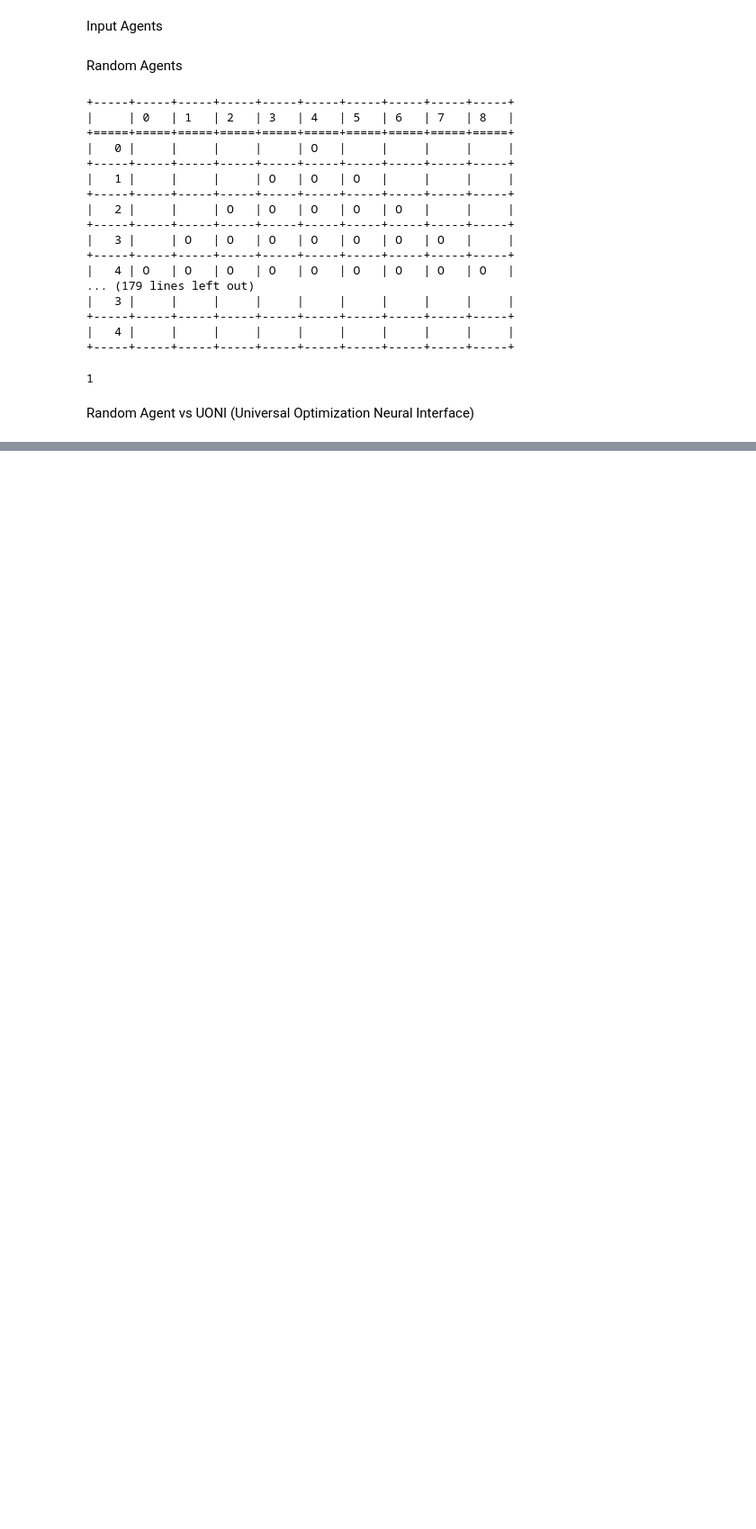
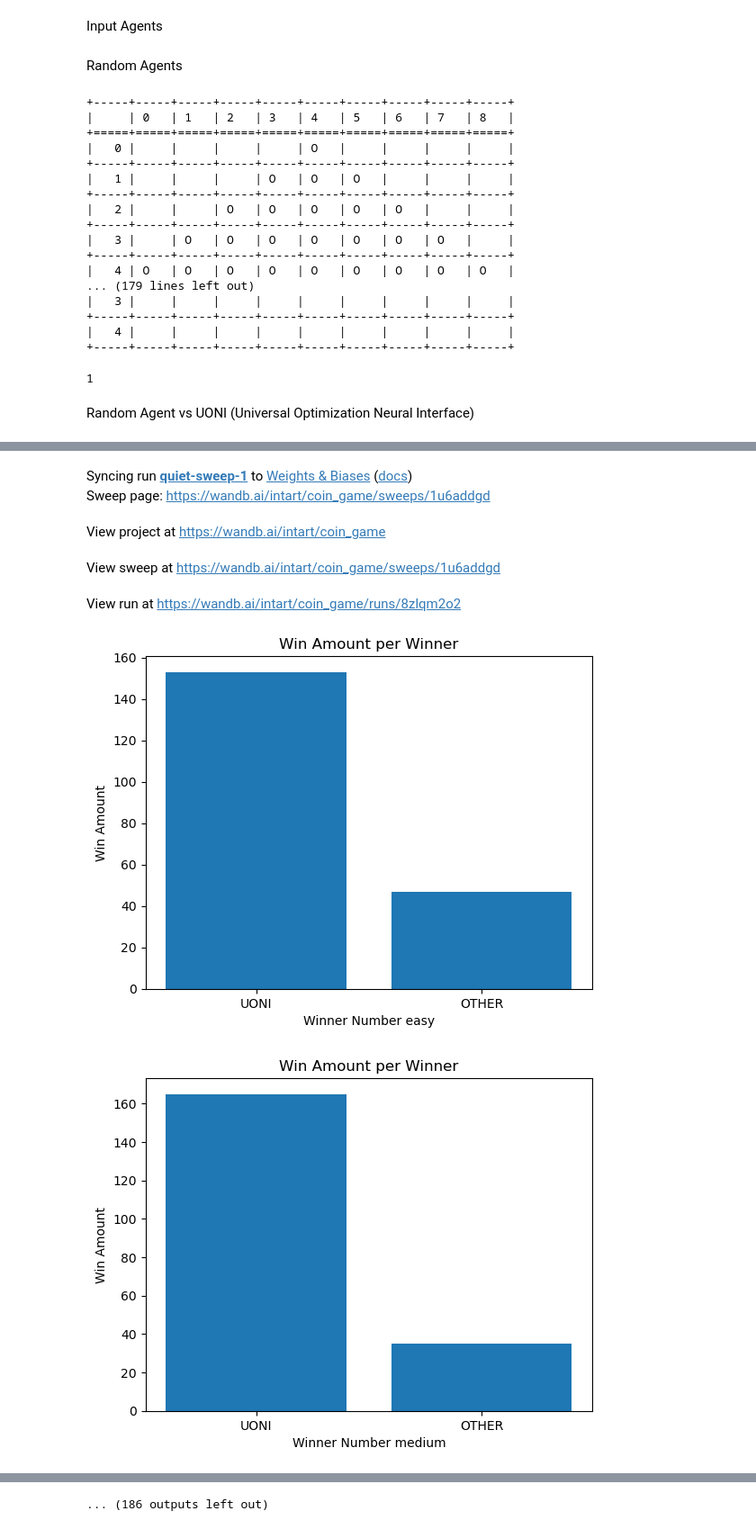
Before and after one commit to JoaquinRCaussi/IA-Oblligatorio, a Jupyter notebook: CoinGame/coin_game.ipynb, the cells around one changed output, grey strips where cells are left out. Shown at 90% size. Saved outputs shown, nothing was run; the diff lists cells and outputs as text; code cells hidden in the pictures; blank space fills up the shorter version.

```diff
--- a/CoinGame/coin_game.ipynb
+++ b/CoinGame/coin_game.ipynb
@@ -114,7 +114,7 @@ sweep_config = {
             'values': [3, 4, 6]
         },
         'EvalFunction': {
-            'value' : 'PosibleMoves'
+            'value' : 'Combination of eval Disparity and eval Max Coin in a Row'
         },
         'num_episodes': {
             'values': [200, 500, 1000]
@@ -128,3 +128,4 @@ sweep_config = {
 sweep_id = wandb.sweep(sweep_config, project='coin_game')
 
 wandb.agent(sweep_id, function=train)
+# %% [output]
@@ -130,0 +143,7 @@ wandb.agent(sweep_id, function=train)
+Syncing run quiet-sweep-1 to Weights & Biases (docs)
+Sweep page: https://wandb.ai/intart/coin_game/sweeps/1u6addgd
+View project at https://wandb.ai/intart/coin_game
+View sweep at https://wandb.ai/intart/coin_game/sweeps/1u6addgd
+View run at https://wandb.ai/intart/coin_game/runs/8zlqm2o2
+[figure, added]
+[figure, added]
@@ -130,0 +151 @@ wandb.agent(sweep_id, function=train)
+... (186 outputs left out)
```
Also changed, not shown: parts of 1 cell of this notebook, 1 other file.
